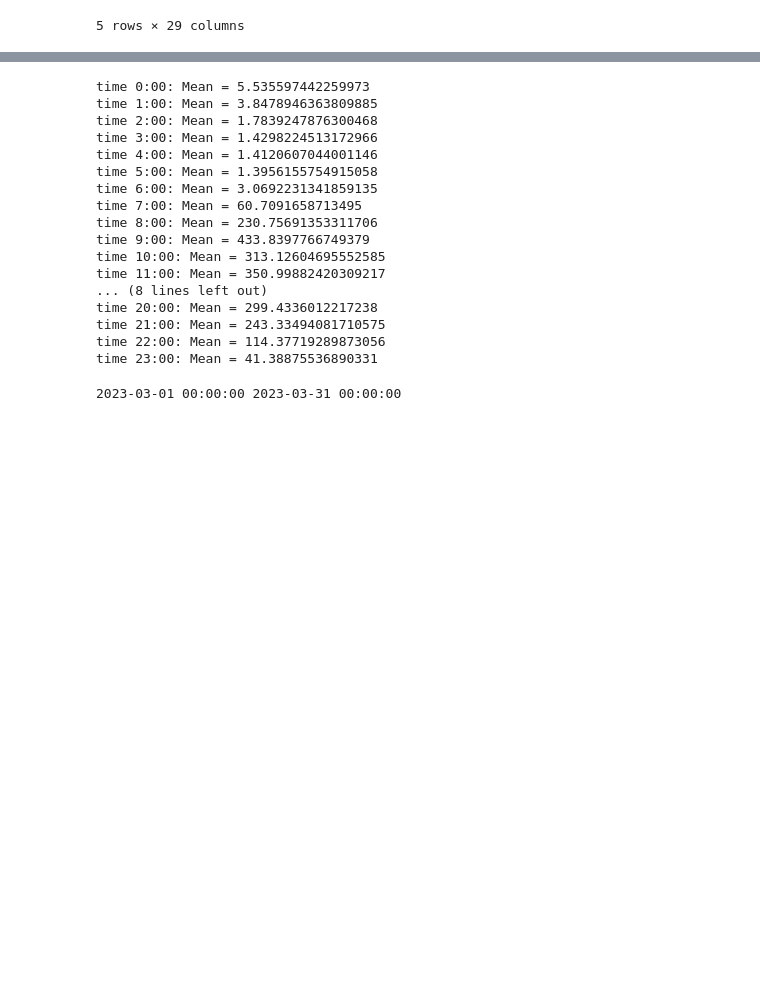
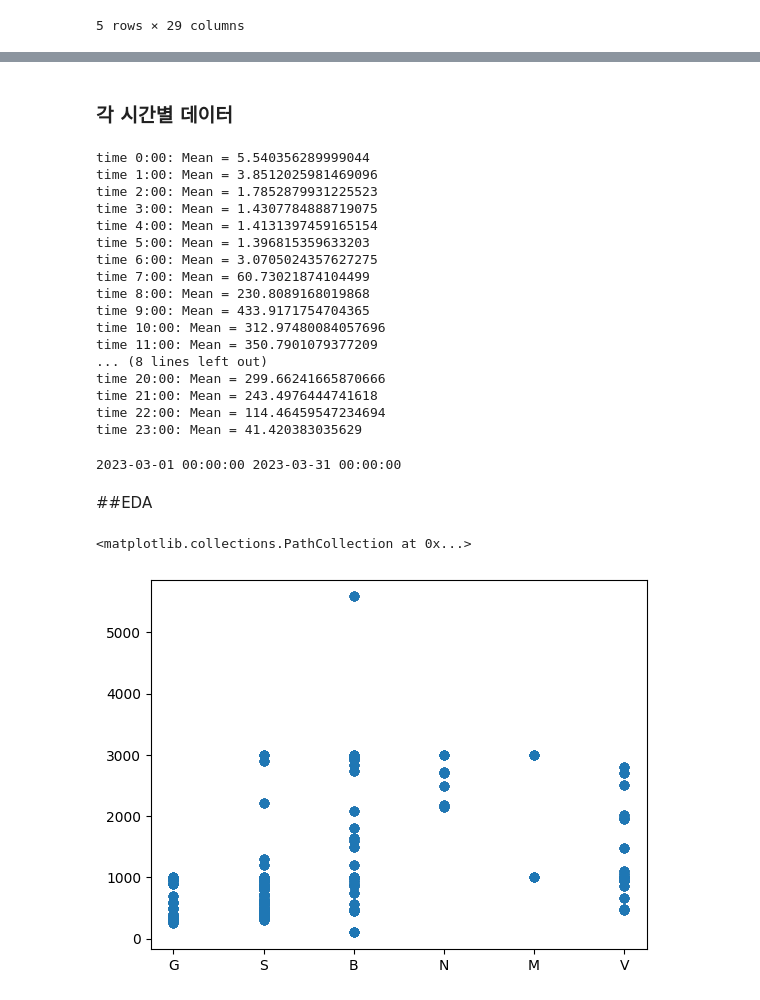
Before and after one commit to ella00100/RenewableEnergyModel, a Jupyter notebook: renewableEnergy_Model_data.ipynb, the cells around one changed output, grey strips where cells are left out. Drawn from its saved outputs; the diff is of its cells as text; code cells hidden in the pictures; blank space fills up the shorter version.

```diff
--- a/renewableEnergy_Model_data.ipynb
+++ b/renewableEnergy_Model_data.ipynb
@@ -113,6 +191,7 @@ data['일자'] = pd.to_datetime(data['일자'])
 # %%
 for col in data.columns:
     if data[col].dtype == 'object':
+      if col != '구분1' and col != '발전소코드':
         data[col] = pd.to_numeric(data[col], errors='coerce')
 # %%
 data.dtypes
@@ -136,0 +236,3 @@ dtype: object
+# %%
+data = data.dropna(axis = 0)
+data.info()
@@ -137,3 +259,5 @@ dtype: object
+# %% [markdown]
+### 각 시간별 데이터
 # %%
 time_names = [f"{i}:00" for i in range(24)]
 
@@ -147,23 +271,23 @@ for col in time_names:
 for col, col_mean in zip(time_names, time_means):
     print(f"time {col}: Mean = {col_mean}")
 # %% [output]
-time 0:00: Mean = 5.535597442259973
-time 1:00: Mean = 3.8478946363809885
-time 2:00: Mean = 1.7839247876300468
-time 3:00: Mean = 1.4298224513172966
-time 4:00: Mean = 1.4120607044001146
-time 5:00: Mean = 1.3956155754915058
-time 6:00: Mean = 3.0692231341859135
-time 7:00: Mean = 60.7091658713495
-time 8:00: Mean = 230.75691353311706
-time 9:00: Mean = 433.8397766749379
-time 10:00: Mean = 313.12604695552585
-time 11:00: Mean = 350.99882420309217
+time 0:00: Mean = 5.540356289999044
+time 1:00: Mean = 3.8512025981469096
+time 2:00: Mean = 1.7852879931225523
+time 3:00: Mean = 1.4307784888719075
+time 4:00: Mean = 1.4131397459165154
+time 5:00: Mean = 1.396815359633203
+time 6:00: Mean = 3.0705024357627275
+time 7:00: Mean = 60.73021874104499
+time 8:00: Mean = 230.8089168019868
+time 9:00: Mean = 433.9171754704365
+time 10:00: Mean = 312.97480084057696
+time 11:00: Mean = 350.7901079377209
 ... (8 lines left out)
-time 20:00: Mean = 299.4336012217238
-time 21:00: Mean = 243.33494081710575
-time 22:00: Mean = 114.37719289873056
-time 23:00: Mean = 41.38875536890331
+time 20:00: Mean = 299.66241665870666
+time 21:00: Mean = 243.4976444741618
+time 22:00: Mean = 114.46459547234694
+time 23:00: Mean = 41.420383035629
 # %%
 start = min(data['일자'])
 end = max(data['일자'])
@@ -171,3 +295,5 @@ end = max(data['일자'])
 print(start, end)
 # %% [output]
 2023-03-01 00:00:00 2023-03-31 00:00:00
+# %% [markdown]
+##EDA
@@ -173,0 +302,5 @@ print(start, end)
+# %%
+plt.scatter(data['발전소코드'].str[0], data['발전소용량(KW)'], alpha=0.1)
+# %% [output]
+<matplotlib.collections.PathCollection at 0x...>
+[figure, added]
```
Also changed, not shown: parts of 25 cells of this notebook.
